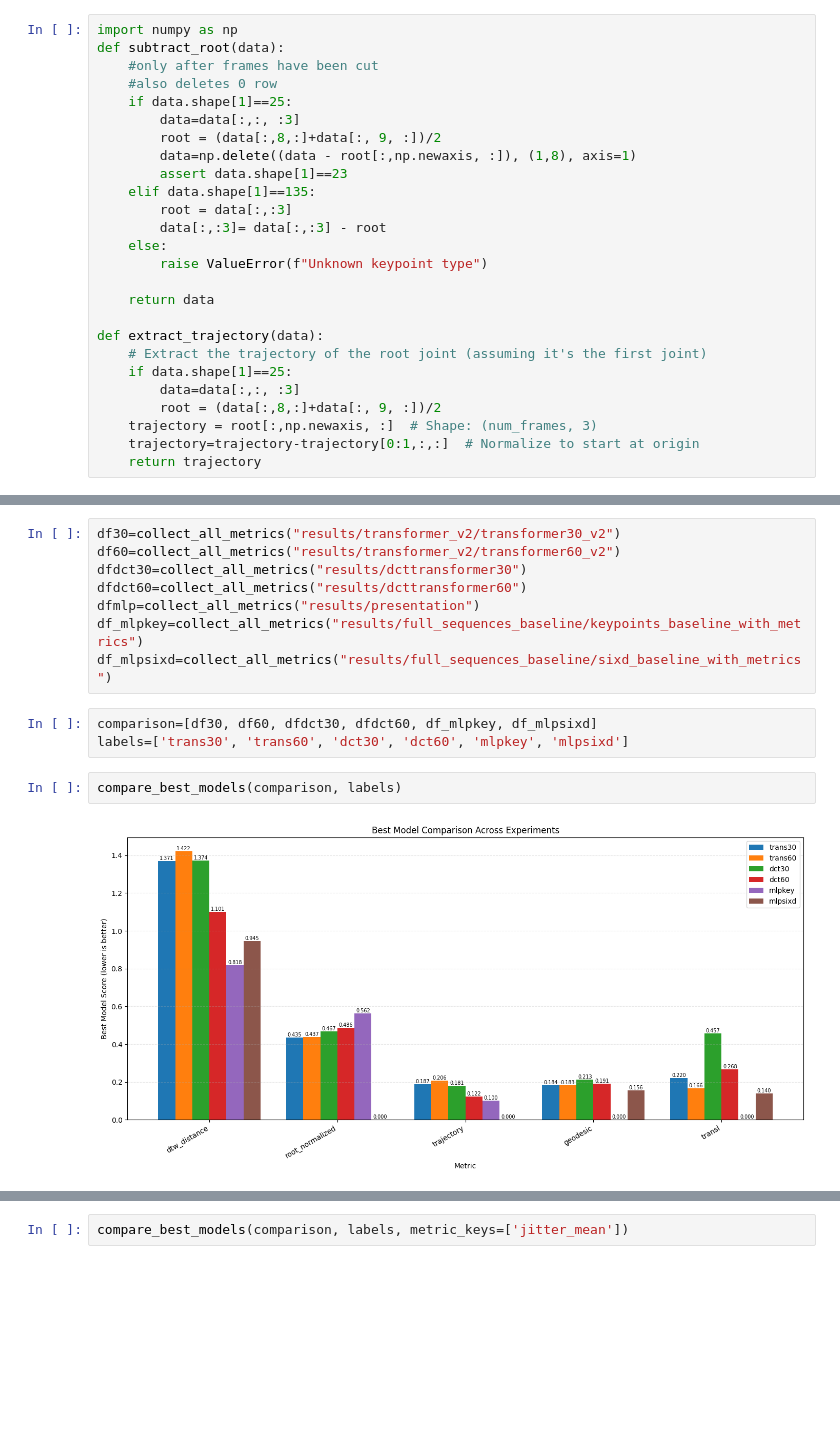
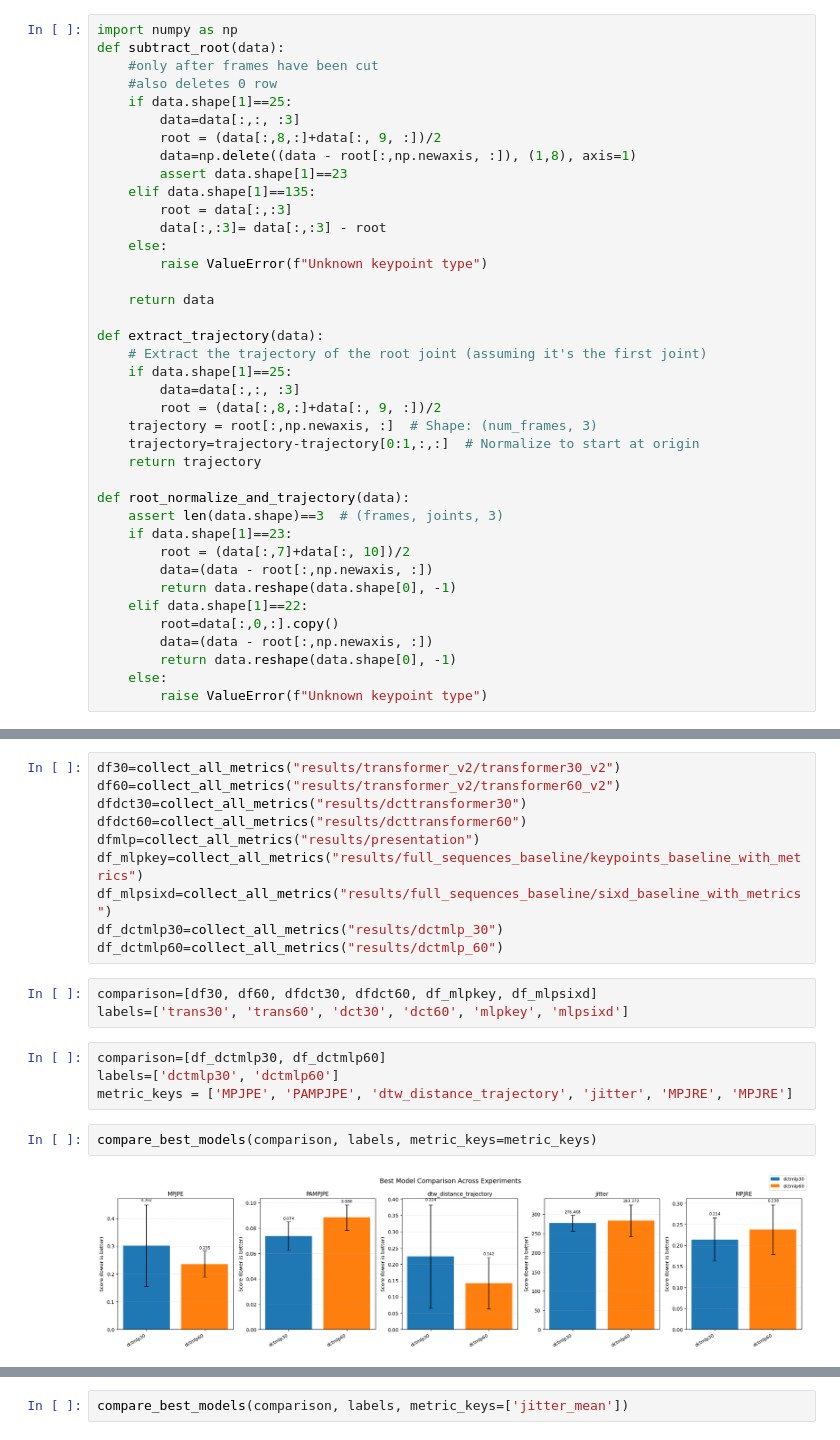
Before and after one commit to Rui1818/3d_motion_generation_cp, a Jupyter notebook: stats.ipynb, the cells around one changed output, grey strips where cells are left out. Saved outputs shown, nothing was run; the diff lists cells and outputs as text; blank space fills up the shorter version.

```diff
--- a/stats.ipynb
+++ b/stats.ipynb
@@ -233,6 +224,19 @@ def extract_trajectory(data):
     trajectory = root[:,np.newaxis, :]  # Shape: (num_frames, 3)
     trajectory=trajectory-trajectory[0:1,:,:]  # Normalize to start at origin
     return trajectory
+
+def root_normalize_and_trajectory(data):
+    assert len(data.shape)==3  # (frames, joints, 3)
+    if data.shape[1]==23:
+        root = (data[:,7]+data[:, 10])/2
+        data=(data - root[:,np.newaxis, :])
+        return data.reshape(data.shape[0], -1)
+    elif data.shape[1]==22:
+        root=data[:,0,:].copy()
+        data=(data - root[:,np.newaxis, :])
+        return data.reshape(data.shape[0], -1)
+    else:
+        raise ValueError(f"Unknown keypoint type")
 # %%
 import os
 import numpy as np
@@ -732,10 +825,16 @@ dfdct60=collect_all_metrics("results/dcttransformer60")
 dfmlp=collect_all_metrics("results/presentation")
 df_mlpkey=collect_all_metrics("results/full_sequences_baseline/keypoints_baseline_with_metrics")
 df_mlpsixd=collect_all_metrics("results/full_sequences_baseline/sixd_baseline_with_metrics")
+df_dctmlp30=collect_all_metrics("results/dctmlp_30")
+df_dctmlp60=collect_all_metrics("results/dctmlp_60")
 # %%
 comparison=[df30, df60, dfdct30, dfdct60, df_mlpkey, df_mlpsixd]
 labels=['trans30', 'trans60', 'dct30', 'dct60', 'mlpkey', 'mlpsixd']
+# %%
+comparison=[df_dctmlp30, df_dctmlp60]
+labels=['dctmlp30', 'dctmlp60']
+metric_keys = ['MPJPE', 'PAMPJPE', 'dtw_distance_trajectory', 'jitter', 'MPJRE', 'MPJRE']
 # %%
-compare_best_models(comparison, labels)
+compare_best_models(comparison, labels, metric_keys=metric_keys)
 # %% [output]
-[figure, old version]
+[figure, new version]
```
Also changed, not shown: parts of 31 cells of this notebook, 6 other files.
